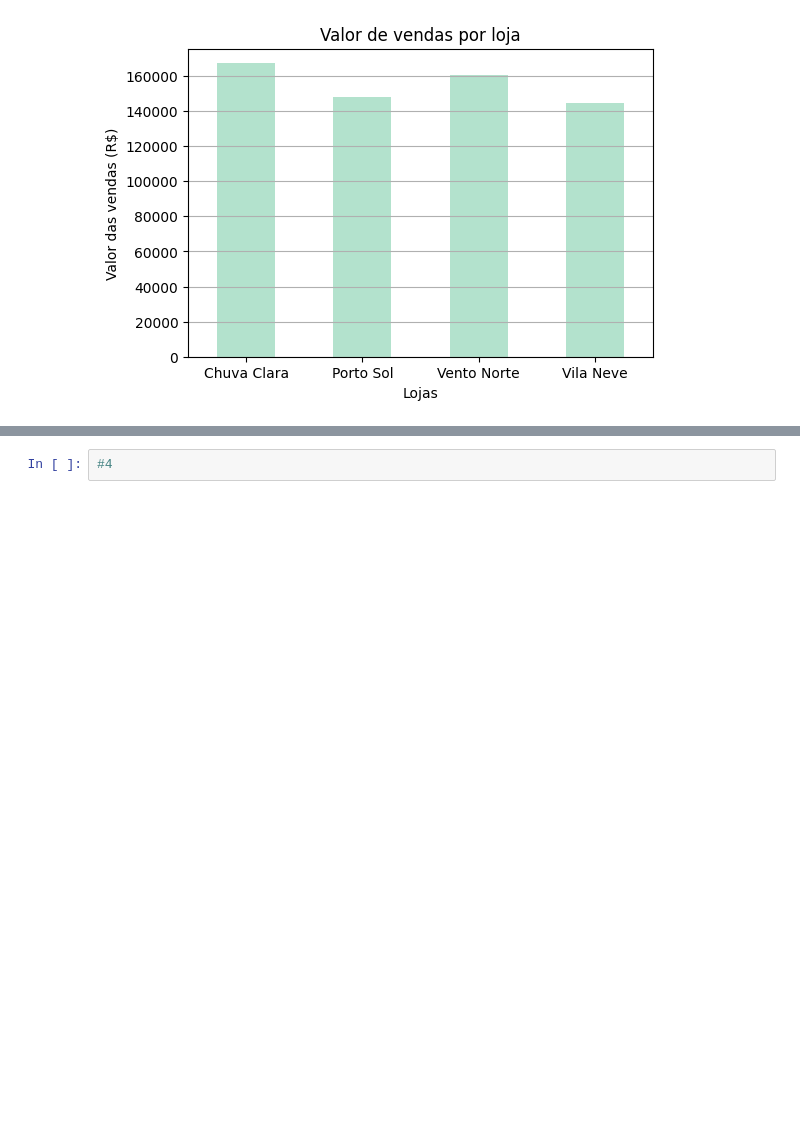
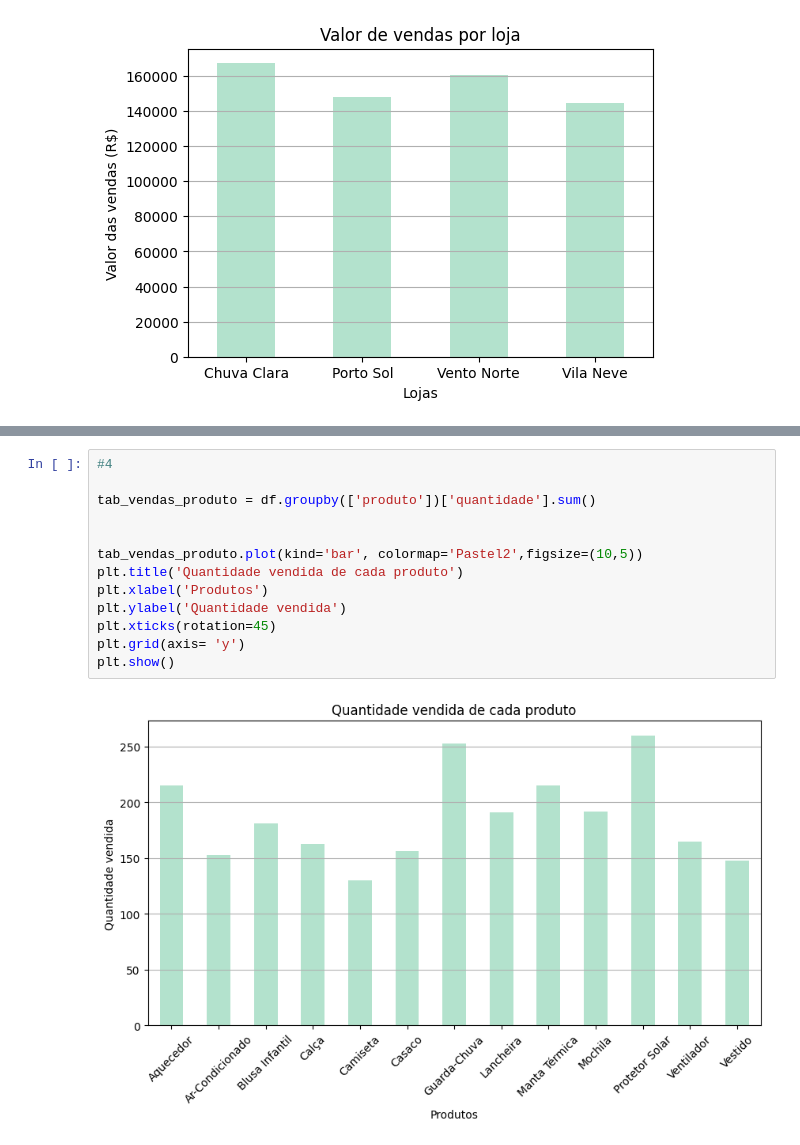
Before and after one commit to joaopbg06/dataFrame, a Jupyter notebook: analise.ipynb, the cells around one changed output, grey strips where cells are left out. Cells and saved outputs as stored; diff of their text form; blank space fills up the shorter version.

```diff
--- a/analise.ipynb
+++ b/analise.ipynb
@@ -102,2 +73,15 @@ Name: valor_venda, dtype: float64
-# %%
-#4
+# %%
+#4
+
+tab_vendas_produto = df.groupby(['produto'])['quantidade'].sum()
+
+
+tab_vendas_produto.plot(kind='bar', colormap='Pastel2',figsize=(10,5))
+plt.title('Quantidade vendida de cada produto')
+plt.xlabel('Produtos')
+plt.ylabel('Quantidade vendida')
+plt.xticks(rotation=45)
+plt.grid(axis= 'y')
+plt.show()
+# %% [output]
+[figure, added]
```
Also changed, not shown: parts of 5 cells of this notebook.
